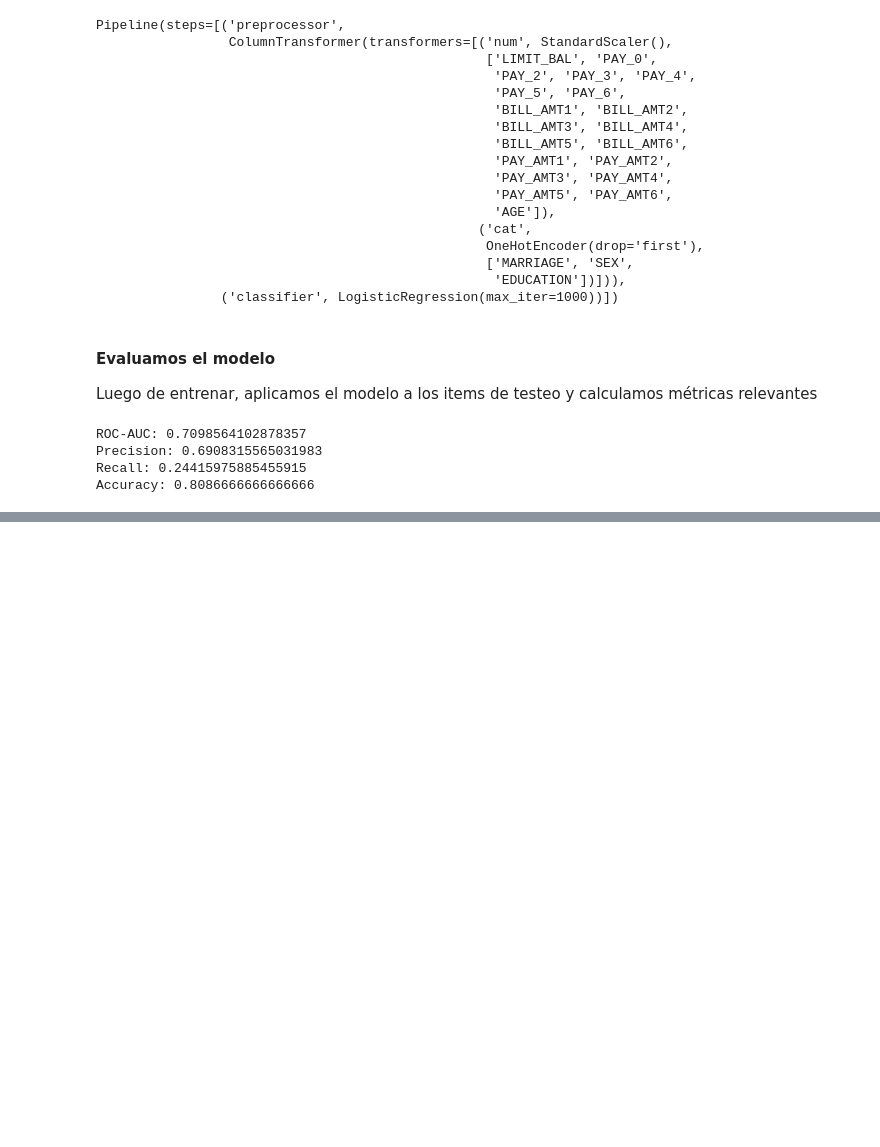
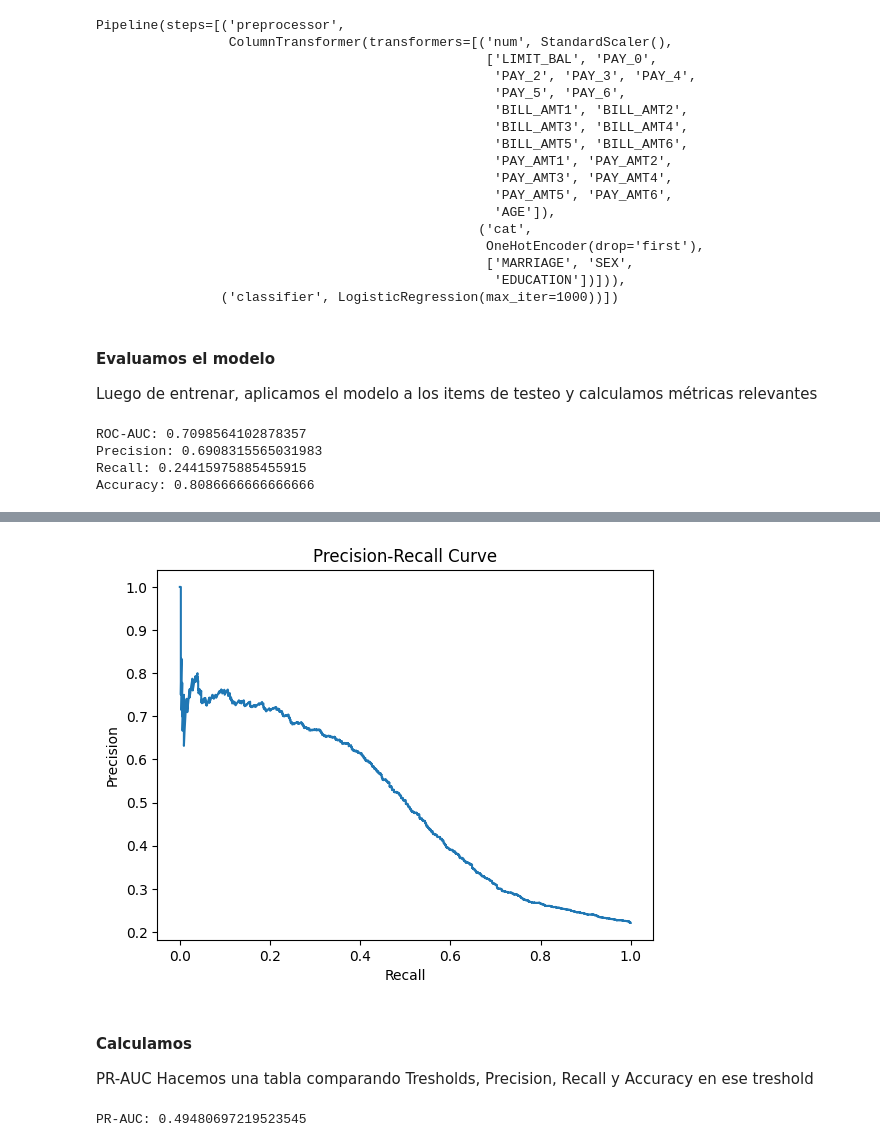
Before and after one commit to EzeMartino/credit-default-ml, a Jupyter notebook: notebooks/01_eda_credit_default.ipynb.ipynb, the cells around one changed output, grey strips where cells are left out. Saved outputs shown, nothing was run; the diff lists cells and outputs as text; code cells hidden in the pictures; blank space fills up the shorter version.

```diff
--- a/notebooks/01_eda_credit_default.ipynb.ipynb
+++ b/notebooks/01_eda_credit_default.ipynb.ipynb
@@ -443,0 +462,24 @@ Accuracy: 0.8086666666666666
+# %%
+from sklearn.metrics import precision_recall_curve
+
+precision_vals, recall_vals, thresholds_pr = precision_recall_curve(y_test, y_proba)
+
+plt.figure()
+plt.plot(recall_vals, precision_vals)
+plt.xlabel("Recall")
+plt.ylabel("Precision")
+plt.title("Precision-Recall Curve")
+plt.show()
+# %% [output]
+[figure, added]
+# %% [markdown]
+#### Calculamos
+PR-AUC
+Hacemos una tabla comparando Tresholds, Precision, Recall y Accuracy en ese treshold
+# %%
+from sklearn.metrics import average_precision_score
+
+pr_auc = average_precision_score(y_test, y_proba)
+print("PR-AUC:", pr_auc)
+# %% [output]
+PR-AUC: 0.49480697219523545
```
Also changed, not shown: parts of 7 cells of this notebook.
